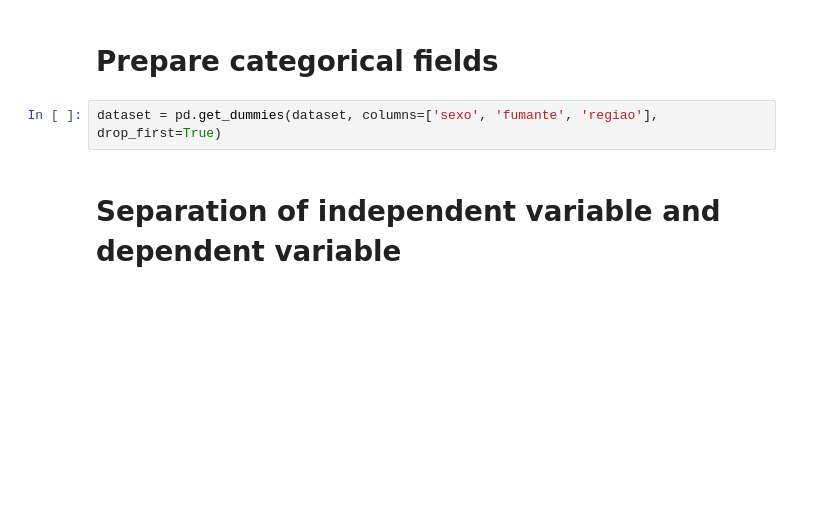
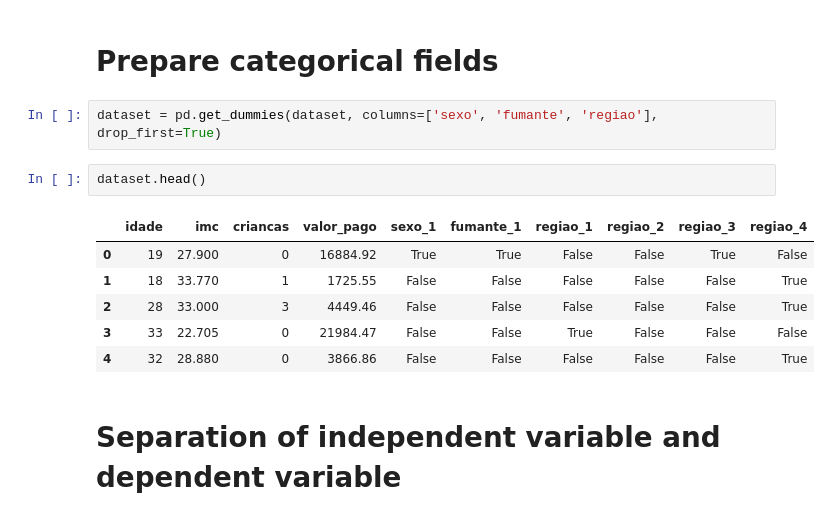
Before and after one commit to DeyvidJLira/fiap-iadev-project-fase1, a Jupyter notebook: src/creating_model.ipynb, the cells around one changed output. Saved outputs shown, nothing was run; the diff lists cells and outputs as text; blank space fills up the shorter version.

```diff
--- a/src/creating_model.ipynb
+++ b/src/creating_model.ipynb
@@ -18,6 +18,15 @@ dataset.head()
 # Prepare categorical fields
 # %%
 dataset = pd.get_dummies(dataset, columns=['sexo', 'fumante', 'regiao'], drop_first=True)
+# %%
+dataset.head()
+# %% [output]
+|  | idade | imc | criancas | valor_pago | sexo_1 | fumante_1 | regiao_1 | regiao_2 | regiao_3 | regiao_4 |
+| 0 | 19 | 27.900 | 0 | 16884.92 | True | True | False | False | True | False |
+| 1 | 18 | 33.770 | 1 | 1725.55 | False | False | False | False | False | True |
+| 2 | 28 | 33.000 | 3 | 4449.46 | False | False | False | False | False | True |
+| 3 | 33 | 22.705 | 0 | 21984.47 | False | False | True | False | False | False |
+| 4 | 32 | 28.880 | 0 | 3866.86 | False | False | False | False | False | True |
 # %% [markdown]
 # Separation of independent variable and dependent variable
 # %%
```
Also changed, not shown: parts of 3 cells of this notebook, 6 other files.
